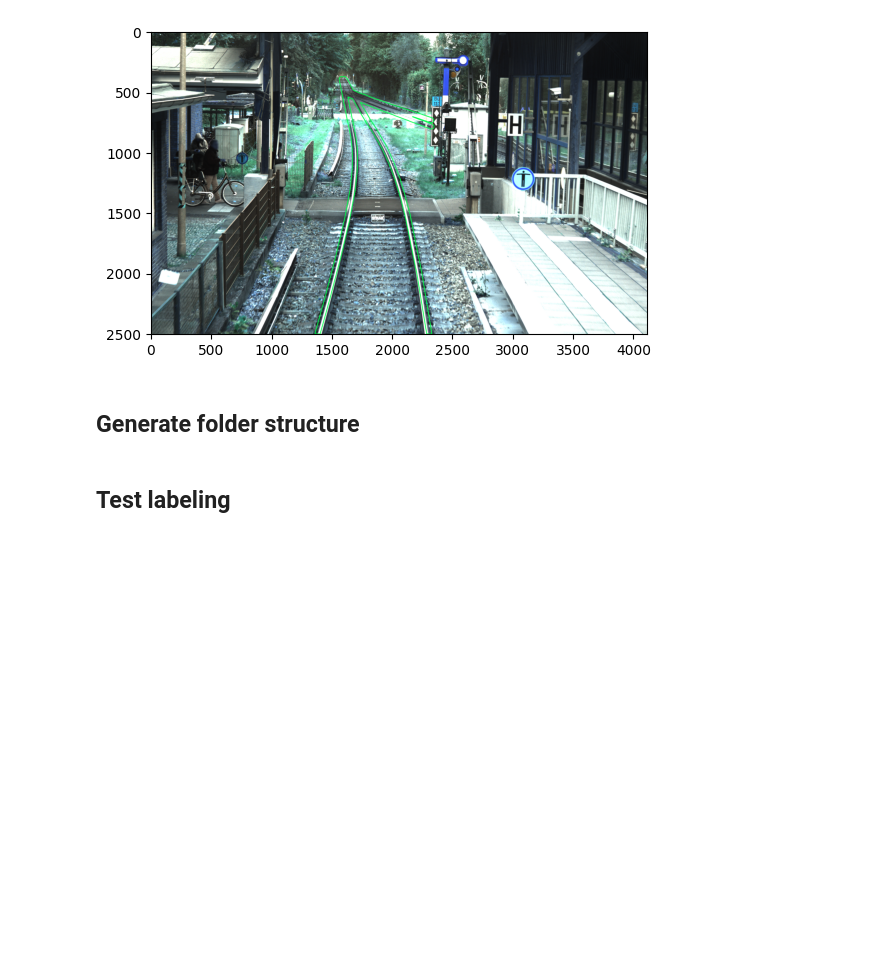
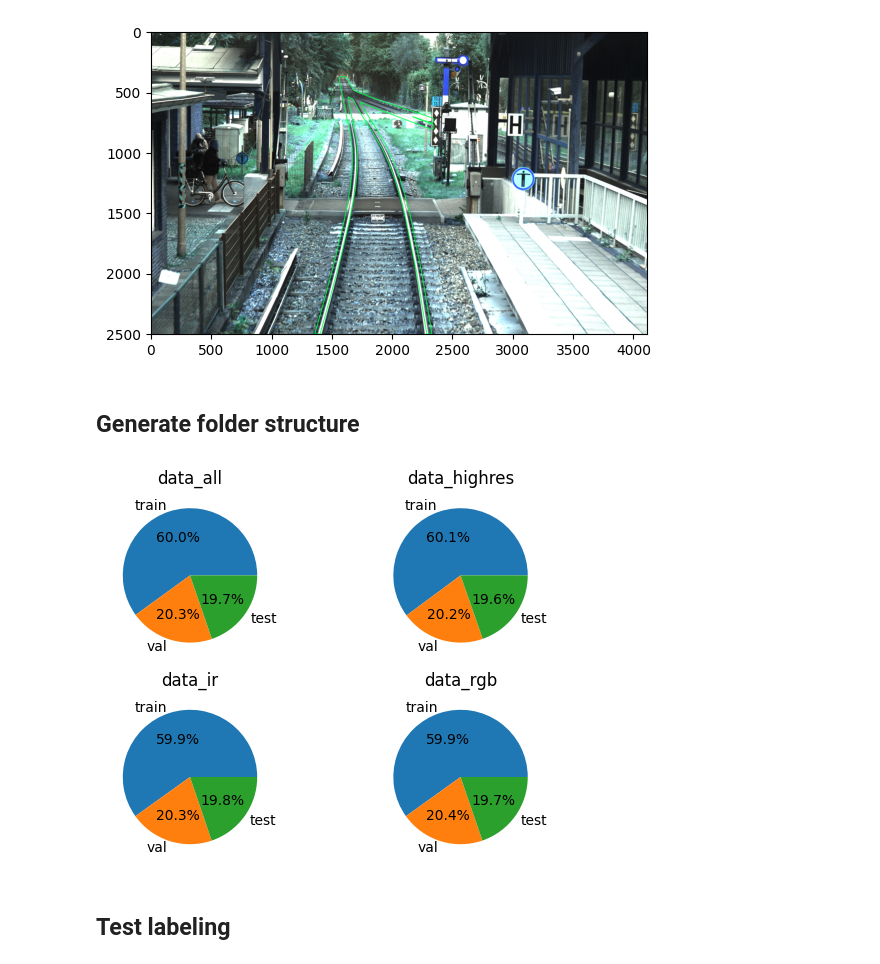
Before and after one commit to clewfirstspockonehanded/rail_detection_preparation, a Jupyter notebook: 02_data_split.ipynb, the cells around one changed output. Saved outputs shown, nothing was run; the diff lists cells and outputs as text; code cells hidden in the pictures; blank space fills up the shorter version.

```diff
--- a/02_data_split.ipynb
+++ b/02_data_split.ipynb
@@ -153,11 +162,25 @@ plt.imshow(img_temp)
 # %%
 datasets = {}
-# datasets["data_all"] = df_split
+datasets["data_all"] = df_split
 datasets["data_ir"] = df_split[df_split["sensor"].str.contains("ir_")]
-# datasets["data_highres"] = df_split[df_split["sensor"].str.contains("rgb_highres")]
+datasets["data_highres"] = df_split[df_split["sensor"].str.contains("rgb_highres")]
 datasets["data_rgb"] = df_split[
     df_split["sensor"].str.contains("rgb_[clr]", regex=True)
 ]
+# %%
+number_plots = len(datasets)
+fig, ax = plt.subplots(2, 2)
+
+for idx, (k, v) in enumerate(datasets.items()):
+    labels = v[["path", "set"]].drop_duplicates()["set"].value_counts().index
+    values = v[["path", "set"]].drop_duplicates()["set"].value_counts().values
+    ax[idx % 2, idx // 2].pie(values, labels=labels, autopct="%.1f%%")
+    ax[idx % 2, idx // 2].set_title(k)
+
+
+fig.show()
+# %% [output]
+[figure, added]
 # %%
 path_data = "../rail_detection/datasets/"
 path_yml = "../rail_detection/"
```
Also changed, not shown: parts of 5 cells of this notebook, 2 other files.
